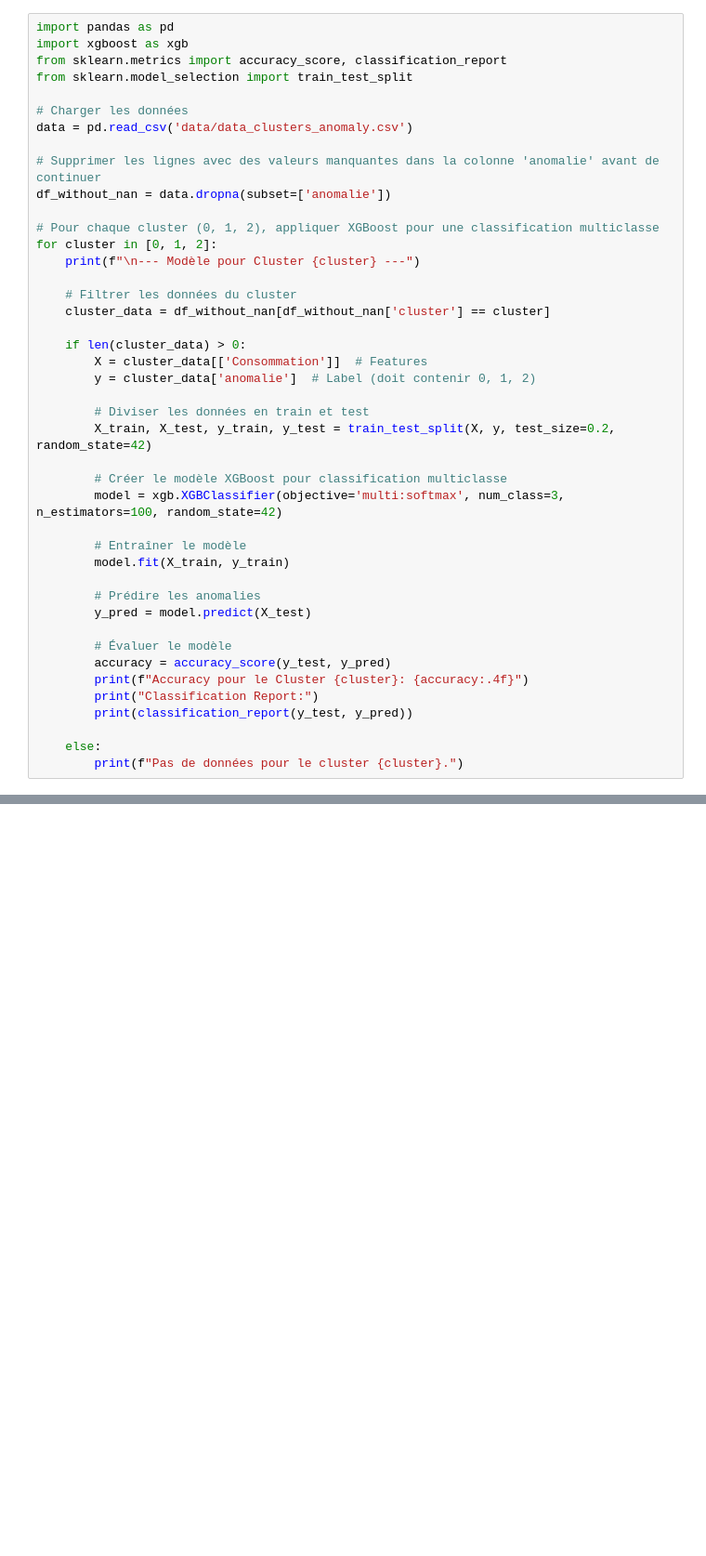
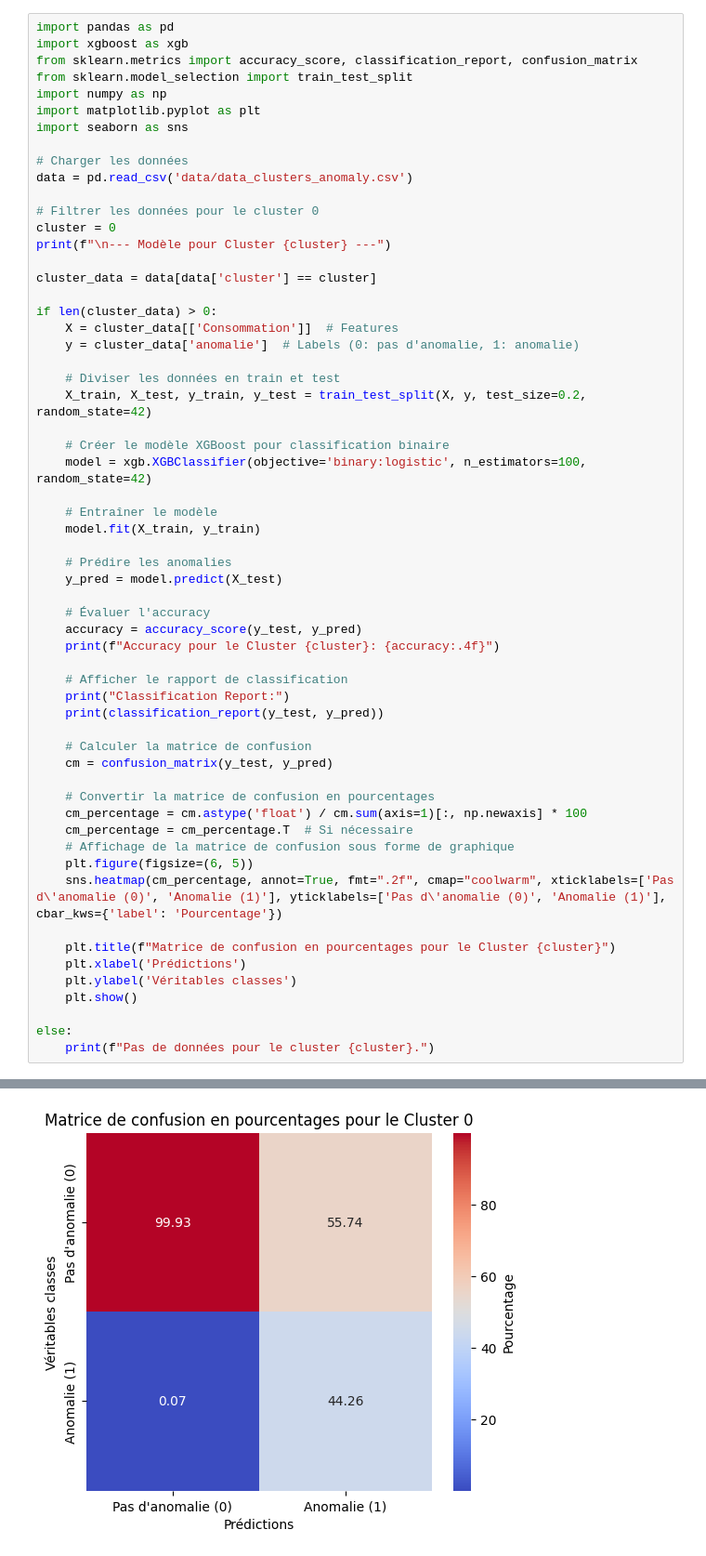
Before and after one commit to fatmakrich/WaterFlow-Anomaly-Detection, a Jupyter notebook: XGboost.ipynb, the cells around one changed output, grey strips where cells are left out. Shown: that part at 93% size. Saved outputs shown, nothing was run; the diff lists cells and outputs as text; blank space fills up the shorter version.

```diff
--- a/XGboost.ipynb
+++ b/XGboost.ipynb
@@ -1,46 +1,62 @@
 # %%
 import pandas as pd
 import xgboost as xgb
-from sklearn.metrics import accuracy_score, classification_report
+from sklearn.metrics import accuracy_score, classification_report, confusion_matrix
 from sklearn.model_selection import train_test_split
+import numpy as np
+import matplotlib.pyplot as plt
+import seaborn as sns
 
 # Charger les données
 data = pd.read_csv('data/data_clusters_anomaly.csv')
 
-# Supprimer les lignes avec des valeurs manquantes dans la colonne 'anomalie' avant de continuer
-df_without_nan = data.dropna(subset=['anomalie'])
+# Filtrer les données pour le cluster 0
+cluster = 0
+print(f"\n--- Modèle pour Cluster {cluster} ---")
 
-# Pour chaque cluster (0, 1, 2), appliquer XGBoost pour une classification multiclasse
-for cluster in [0, 1, 2]:
-    print(f"\n--- Modèle pour Cluster {cluster} ---")
+cluster_data = data[data['cluster'] == cluster]
 
-    # Filtrer les données du cluster
-    cluster_data = df_without_nan[df_without_nan['cluster'] == cluster]
+if len(cluster_data) > 0:
+    X = cluster_data[['Consommation']]  # Features
+    y = cluster_data['anomalie']  # Labels (0: pas d'anomalie, 1: anomalie)
 
-    if len(cluster_data) > 0:
-        X = cluster_data[['Consommation']]  # Features
-        y = cluster_data['anomalie']  # Label (doit contenir 0, 1, 2)
+    # Diviser les données en train et test
+    X_train, X_test, y_train, y_test = train_test_split(X, y, test_size=0.2, random_state=42)
 
-        # Diviser les données en train et test
-        X_train, X_test, y_train, y_test = train_test_split(X, y, test_size=0.2, random_state=42)
+    # Créer le modèle XGBoost pour classification binaire
+    model = xgb.XGBClassifier(objective='binary:logistic', n_estimators=100, random_state=42)
 
-        # Créer le modèle XGBoost pour classification multiclasse
-        model = xgb.XGBClassifier(objective='multi:softmax', num_class=3, n_estimators=100, random_state=42)
+    # Entraîner le modèle
+    model.fit(X_train, y_train)
 
-        # Entraîner le modèle
-        model.fit(X_train, y_train)
+    # Prédire les anomalies
+    y_pred = model.predict(X_test)
 
-        # Prédire les anomalies
-        y_pred = model.predict(X_test)
+    # Évaluer l'accuracy
+    accuracy = accuracy_score(y_test, y_pred)
+    print(f"Accuracy pour le Cluster {cluster}: {accuracy:.4f}")
 
-        # Évaluer le modèle
-        accuracy = accuracy_score(y_test, y_pred)
-        print(f"Accuracy pour le Cluster {cluster}: {accuracy:.4f}")
-        print("Classification Report:")
-        print(classification_report(y_test, y_pred))
+    # Afficher le rapport de classification
+    print("Classification Report:")
+    print(classification_report(y_test, y_pred))
 
-    else:
-        print(f"Pas de données pour le cluster {cluster}.")
+    # Calculer la matrice de confusion
+    cm = confusion_matrix(y_test, y_pred)
+
+    # Convertir la matrice de confusion en pourcentages
+    cm_percentage = cm.astype('float') / cm.sum(axis=1)[:, np.newaxis] * 100
+    cm_percentage = cm_percentage.T  # Si nécessaire
+    # Affichage de la matrice de confusion sous forme de graphique
+    plt.figure(figsize=(6, 5))
+    sns.heatmap(cm_percentage, annot=True, fmt=".2f", cmap="coolwarm", xticklabels=['Pas d\'anomalie (0)', 'Anomalie (1)'], yticklabels=['Pas d\'anomalie (0)', 'Anomalie (1)'], cbar_kws={'label': 'Pourcentage'})
+
+    plt.title(f"Matrice de confusion en pourcentages pour le Cluster {cluster}")
+    plt.xlabel('Prédictions')
+    plt.ylabel('Véritables classes')
+    plt.show()
+
+else:
+    print(f"Pas de données pour le cluster {cluster}.")
 # %% [output]
 --- Modèle pour Cluster 0 ---
 Accuracy pour le Cluster 0: 0.9950
@@ -61,0 +72 @@ weighted avg       0.99      0.99      0.99     53712
+[figure, added]
```
Also changed, not shown: parts of 3 cells of this notebook.
